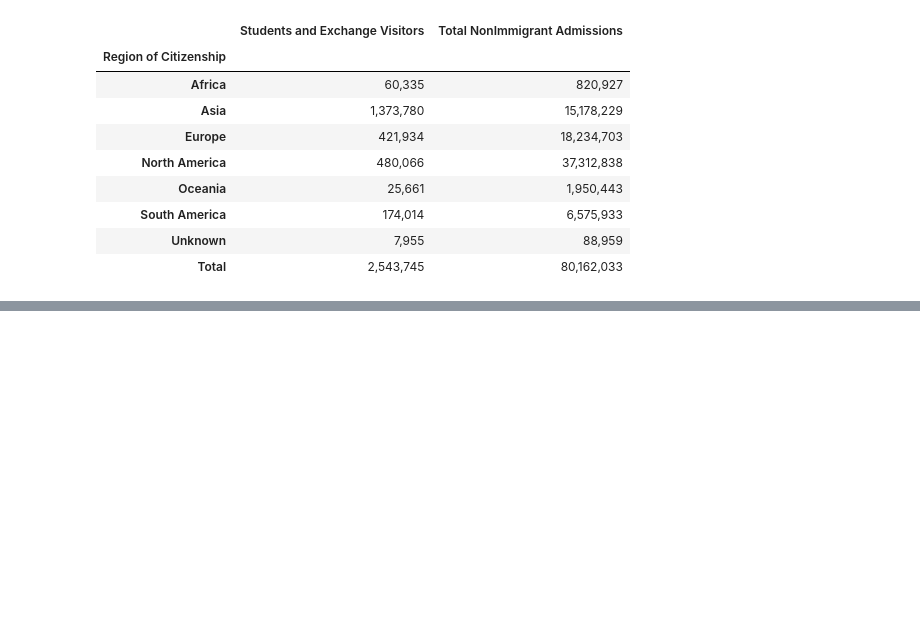
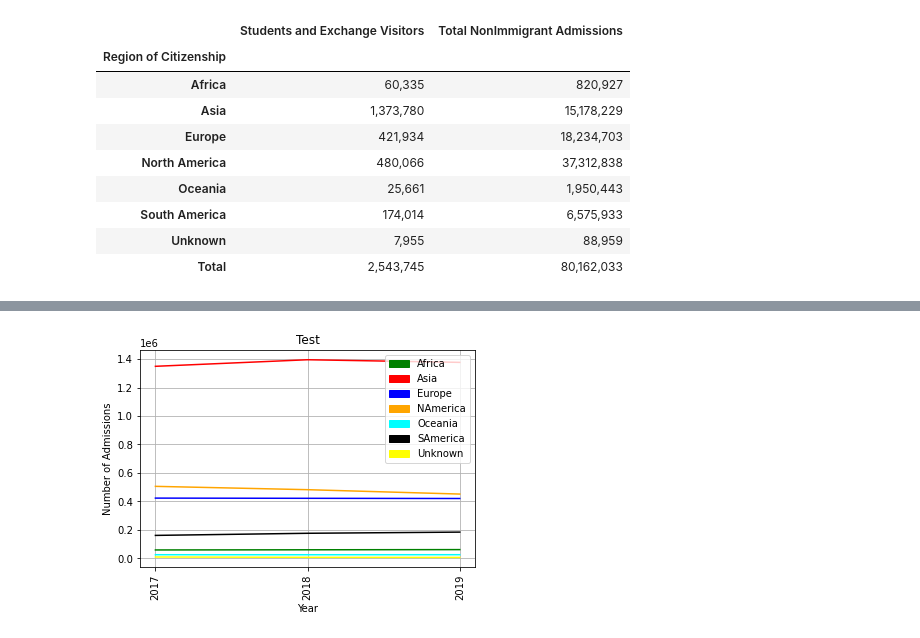
Before and after one commit to jojuka/Capstone, a Jupyter notebook: notebooks/RegionCitizenship.ipynb, the cells around one changed output, grey strips where cells are left out. Cells and saved outputs as stored; diff of their text form; code cells hidden in the pictures; blank space fills up the shorter version.

```diff
--- a/notebooks/RegionCitizenship.ipynb
+++ b/notebooks/RegionCitizenship.ipynb
@@ -93,3 +154,47 @@ df.pivot_table(index='Year', columns = 'Region of Citizenship', margins=True)#Ad
 | 2018.0 | 60,308 | 1,395,309 | 421,962 | 482,505 | 25,535 | 176,216 | 7,390 | ... |
 | 2019.0 | 61,569 | 1,376,835 | 420,541 | 451,746 | 25,800 | 184,466 | 6,698 | ... |
 | All | 60,335 | 1,373,780 | 421,934 | 480,066 | 25,661 | 174,014 | 7,955 | ... |
+# %%
+import matplotlib.pyplot as plt
+import matplotlib.patches as mpatches
+import numpy
+
+x_labels = [2017, 2018, 2019]
+yAfrica = [59127, 60308, 61569]
+yAsia = [1349196, 1395309, 1376835]
+yEurope = [423299, 421962, 420541]
+yNAmerica = [505948, 482505, 451746]
+yOceania = [25649, 25535, 25800]
+ySAmerica = [161360, 176216, 184466]
+yUnknown = [9777, 7390, 6698]
+
+plt.plot(yAfrica, color='green')
+plt.plot(yAsia, color='red')
+plt.plot(yEurope, color='blue')
+plt.plot(yNAmerica, color='orange')
+plt.plot(yOceania, color='cyan')
+plt.plot(ySAmerica, color='black')
+plt.plot(yUnknown, color='yellow')
+
+plt.title('Test')
+
+plt.xlabel('Year')
+plt.ylabel('Number of Admissions')
+plt.xticks(numpy.arange(len(x_labels)), x_labels, rotation=90)
+
+green_patch=mpatches.Patch(label='Africa', color='green')
+red_patch=mpatches.Patch(label='Asia', color='red')
+blue_patch=mpatches.Patch(label='Europe', color='blue')
+orange_patch=mpatches.Patch(label='NAmerica', color='orange')
+cyan_patch=mpatches.Patch(label='Oceania', color='cyan')
+black_patch=mpatches.Patch(label='SAmerica', color='black')
+yellow_patch=mpatches.Patch(label='Unknown', color='yellow')
+plt.legend(handles=[green_patch, red_patch, blue_patch, orange_patch, cyan_patch, black_patch, yellow_patch])
+
+#plt.ticklabel_format(style='plain') #to remove scientific chart notation
+
+plt.grid(True)
+
+plt.show()
+# %% [output]
+[figure, added]
```
Also changed, not shown: parts of 8 cells of this notebook, 4 other files.
